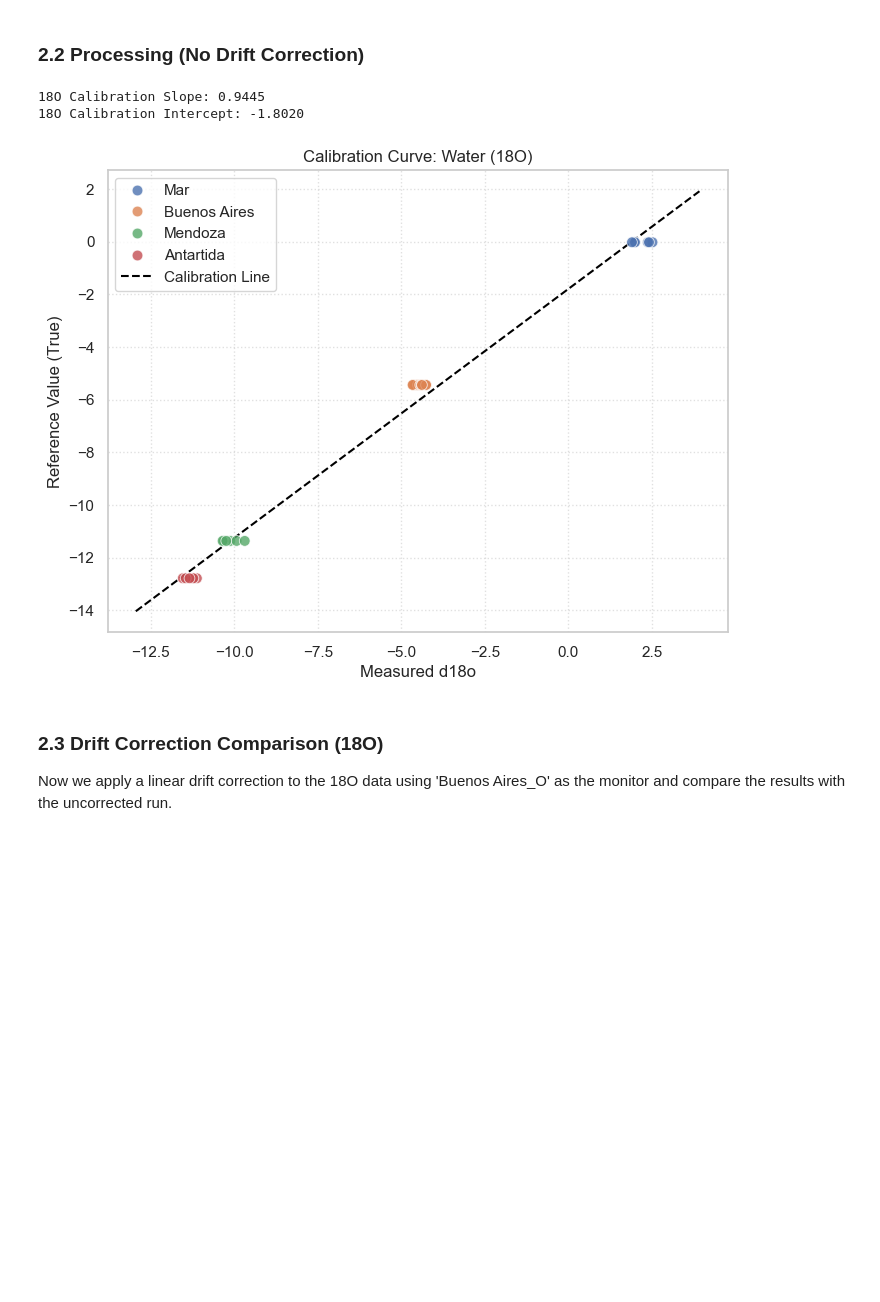
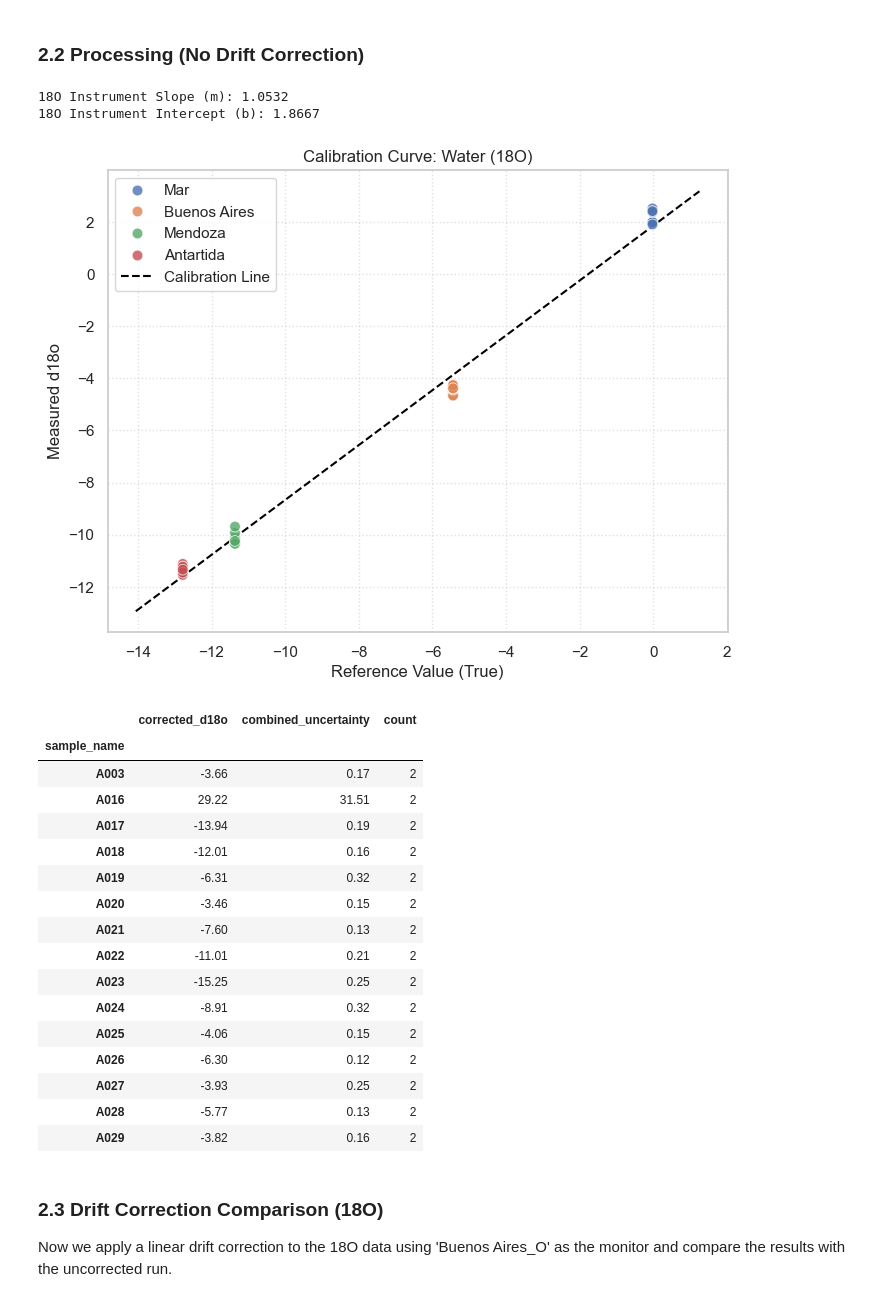
Before and after one commit to DamianPiuselli/isotools, a Jupyter notebook: replication_water.ipynb, the cells around one changed output. Drawn from its saved outputs; the diff is of its cells as text; code cells hidden in the pictures; blank space fills up the shorter version.

```diff
--- a/replication_water.ipynb
+++ b/replication_water.ipynb
@@ -101,15 +102,35 @@ batch_o.plot_drift();
 # Process using Multi-Point Linear (OLS)
 batch_o.process(strategy=MultiPointLinear())
 
-print(f"18O Calibration Slope: {batch_o._strategy.slope:.4f}")
-print(f"18O Calibration Intercept: {batch_o._strategy.intercept:.4f}")
+print(f"18O Instrument Slope (m): {batch_o._strategy.slope:.4f}")
+print(f"18O Instrument Intercept (b): {batch_o._strategy.intercept:.4f}")
 
 # Visualize Calibration Curve
 batch_o.plot_calibration();
 # %% [output]
-18O Calibration Slope: 0.9445
-18O Calibration Intercept: -1.8020
+18O Instrument Slope (m): 1.0532
+18O Instrument Intercept (b): 1.8667
-[figure, old version]
+[figure, new version]
+# %%
+batch_o.report.head(15)
+# %% [output]
+|  | corrected_d18o | combined_uncertainty | count |
+| sample_name |  |  |  |
+| A003 | -3.66 | 0.17 | 2 |
+| A016 | 29.22 | 31.51 | 2 |
+| A017 | -13.94 | 0.19 | 2 |
+| A018 | -12.01 | 0.16 | 2 |
+| A019 | -6.31 | 0.32 | 2 |
+| A020 | -3.46 | 0.15 | 2 |
+| A021 | -7.60 | 0.13 | 2 |
+| A022 | -11.01 | 0.21 | 2 |
+| A023 | -15.25 | 0.25 | 2 |
+| A024 | -8.91 | 0.32 | 2 |
+| A025 | -4.06 | 0.15 | 2 |
+| A026 | -6.30 | 0.12 | 2 |
+| A027 | -3.93 | 0.25 | 2 |
+| A028 | -5.77 | 0.13 | 2 |
+| A029 | -3.82 | 0.16 | 2 |
 # %% [markdown]
 ### 2.3 Drift Correction Comparison (18O)
 Now we apply a linear drift correction to the 18O data using 'Buenos Aires_O' as the monitor and compare the results with the uncorrected run.
```
Also changed, not shown: parts of 5 cells of this notebook, 3 other files.
